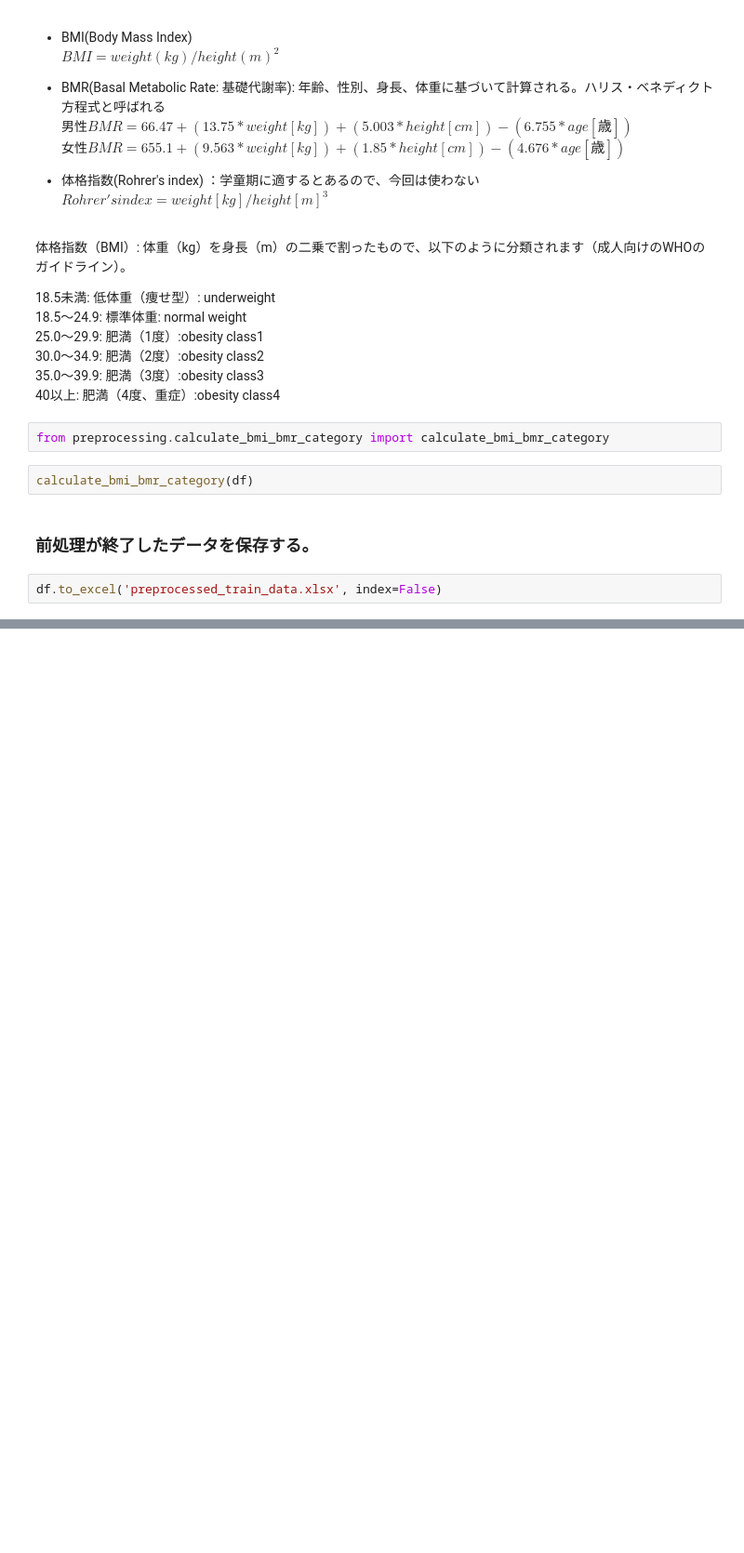
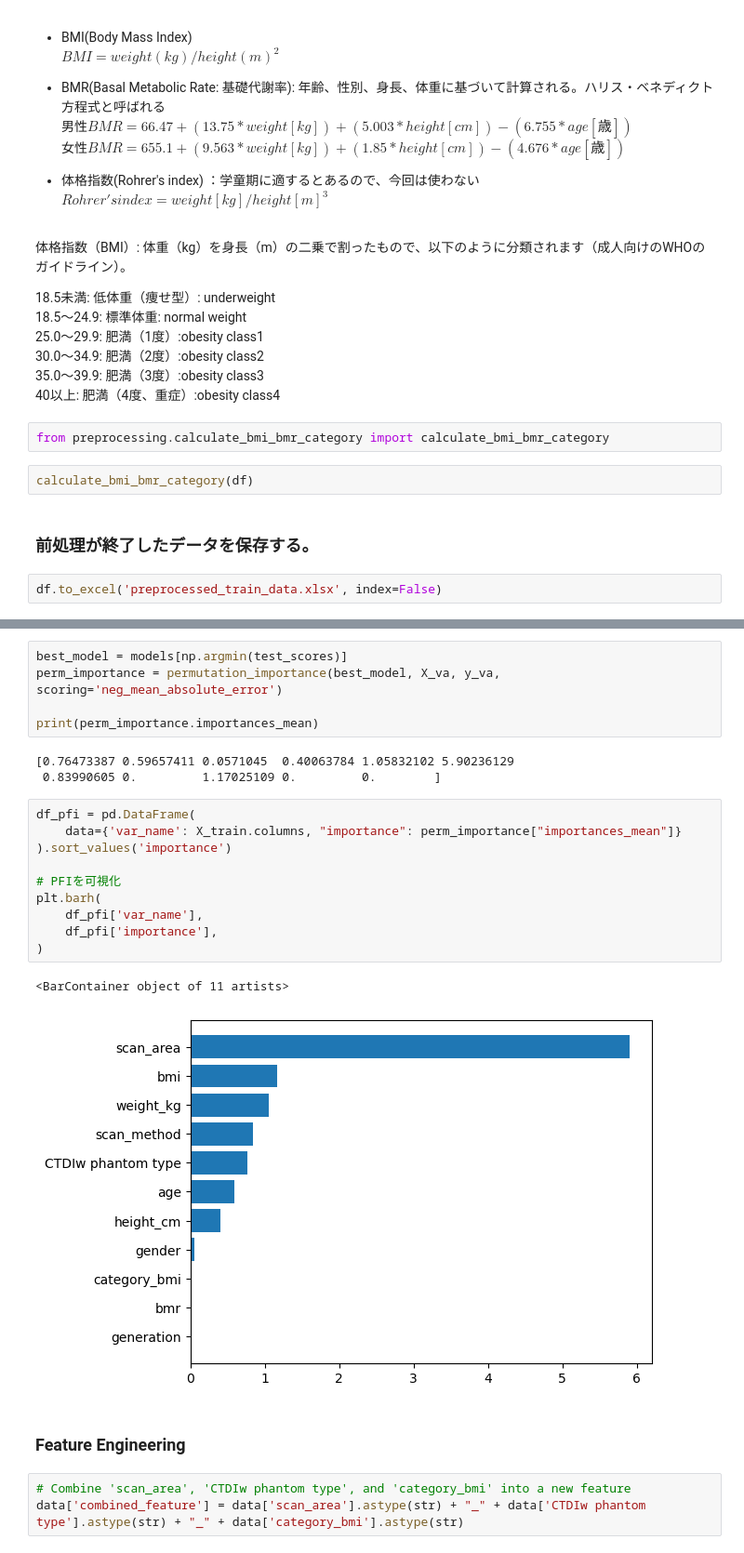
Before and after one commit to y-hiroki-radiotech/CT-dose-prediction, a Jupyter notebook: scan_preprocess_data.ipynb, the cells around one changed output, grey strips where cells are left out. Shown: that part at 93% size. Drawn from its saved outputs; the diff is of its cells as text; blank space fills up the shorter version.

```diff
--- a/scan_preprocess_data.ipynb
+++ b/scan_preprocess_data.ipynb
@@ -125,0 +336,26 @@ df.to_excel('preprocessed_train_data.xlsx', index=False)
+# %%
+best_model = models[np.argmin(test_scores)]
+perm_importance = permutation_importance(best_model, X_va, y_va, scoring='neg_mean_absolute_error')
+
+print(perm_importance.importances_mean)
+# %% [output]
+[0.76473387 0.59657411 0.0571045  0.40063784 1.05832102 5.90236129
+ 0.83990605 0.         1.17025109 0.         0.        ]
+# %%
+df_pfi = pd.DataFrame(
+    data={'var_name': X_train.columns, "importance": perm_importance["importances_mean"]}
+).sort_values('importance')
+
+# PFIを可視化
+plt.barh(
+    df_pfi['var_name'],
+    df_pfi['importance'],
+)
+# %% [output]
+<BarContainer object of 11 artists>
+[figure, added]
+# %% [markdown]
+### Feature Engineering
+# %%
+# Combine 'scan_area', 'CTDIw phantom type', and 'category_bmi' into a new feature
+data['combined_feature'] = data['scan_area'].astype(str) + "_" + data['CTDIw phantom type'].astype(str) + "_" + data['category_bmi'].astype(str)
```
Also changed, not shown: parts of 19 cells of this notebook, 5 other files.
